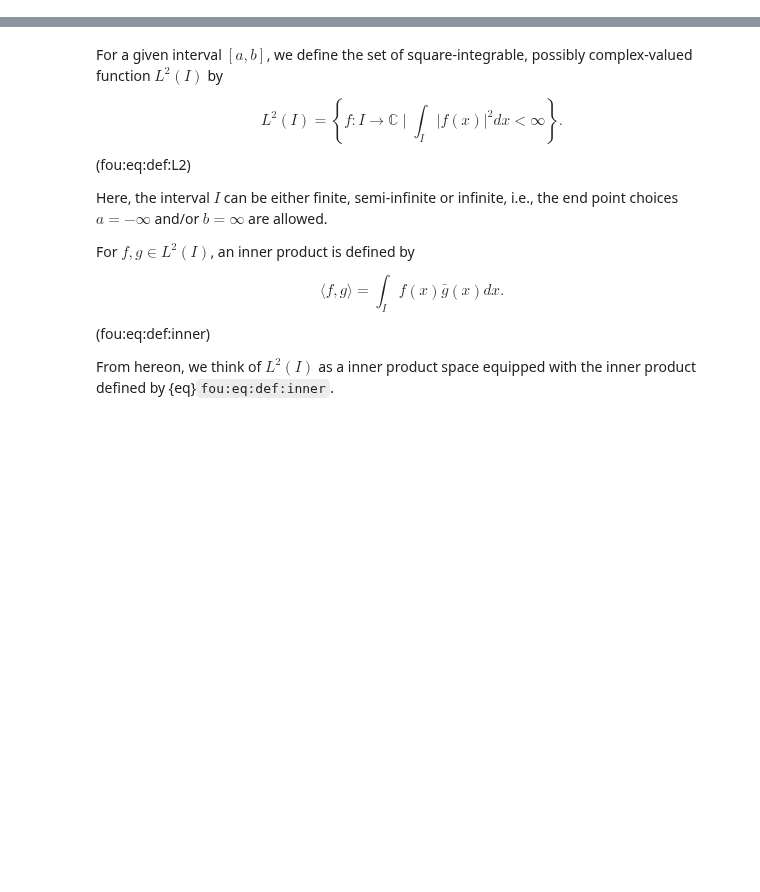
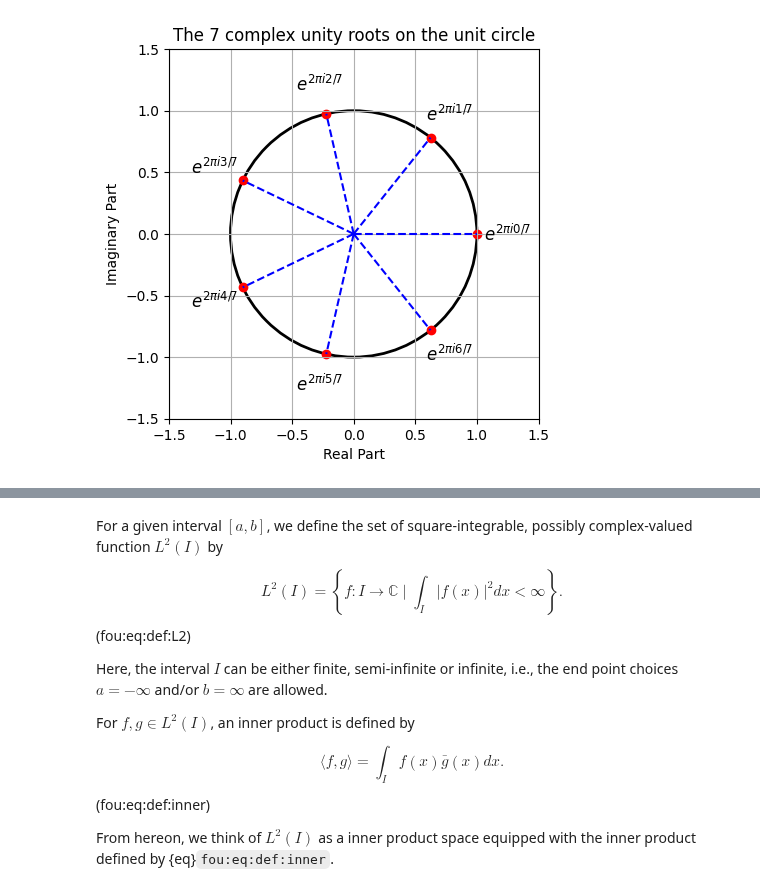
Before and after one commit to solniva/TMA4320_ScientificComputationNotes, a Jupyter notebook: chapter_fourier/FourierPreliminaries.ipynb, the cells around one changed output, grey strips where cells are left out. Drawn from its saved outputs; the diff is of its cells as text; code cells hidden in the pictures; blank space fills up the shorter version.

```diff
--- a/chapter_fourier/FourierPreliminaries.ipynb
+++ b/chapter_fourier/FourierPreliminaries.ipynb
@@ -17,3 +42,53 @@ is the  **argument** or **phase**.
+# %%
+import matplotlib.pyplot as plt
+import numpy as np
+
+def plot_complex_unity_roots(n):
+    # Calculate the roots
+    roots = [np.exp(2j * np.pi * k / n) for k in range(n)]
+
+    # Extract real and imaginary parts
+    real_parts = [root.real for root in roots]
+    imag_parts = [root.imag for root in roots]
+
+    # Plot the unit circle
+    circle = plt.Circle((0, 0), 1, color='black', fill=False, linestyle='-', linewidth=2)
+
+    fig, ax = plt.subplots()
+    ax.add_artist(circle)
+
+    # Plot the roots
+    ax.scatter(real_parts, imag_parts, color='red')
+
+    # Add grid
+    ax.grid(True)
+
+    # Add labels to the roots
+    for k, (real, imag) in enumerate(zip(real_parts, imag_parts)):
+        # Draw a line from the origin to the root
+        ax.plot([0, real], [0, imag], color='blue', linestyle='--')
+        label = f'$e^{{2\\pi i {k}/{n}}}$'
+        # Move the label just outside the circle
+        ax.text(real * 1.25, imag * 1.25, label, fontsize=12, ha='center', va='center')
+
+    # Set equal aspect ratio
+    ax.set_aspect('equal')
+
+    # Set limits
+    ax.set_xlim(-1.5, 1.5)
+    ax.set_ylim(-1.5, 1.5)
+
+    # Add labels
+    ax.set_xlabel('Real Part')
+    ax.set_ylabel('Imaginary Part')
+    ax.set_title(f'The {n} complex unity roots on the unit circle')
+
+    plt.show()
+
+# Example usage
+plot_complex_unity_roots(7)
+# %% [output]
+[figure, added]
 # %%
 # TODO: Present operation of complex numbers in Python
 z1 = complex(1,2)
```
Also changed, not shown: parts of 5 cells of this notebook.
